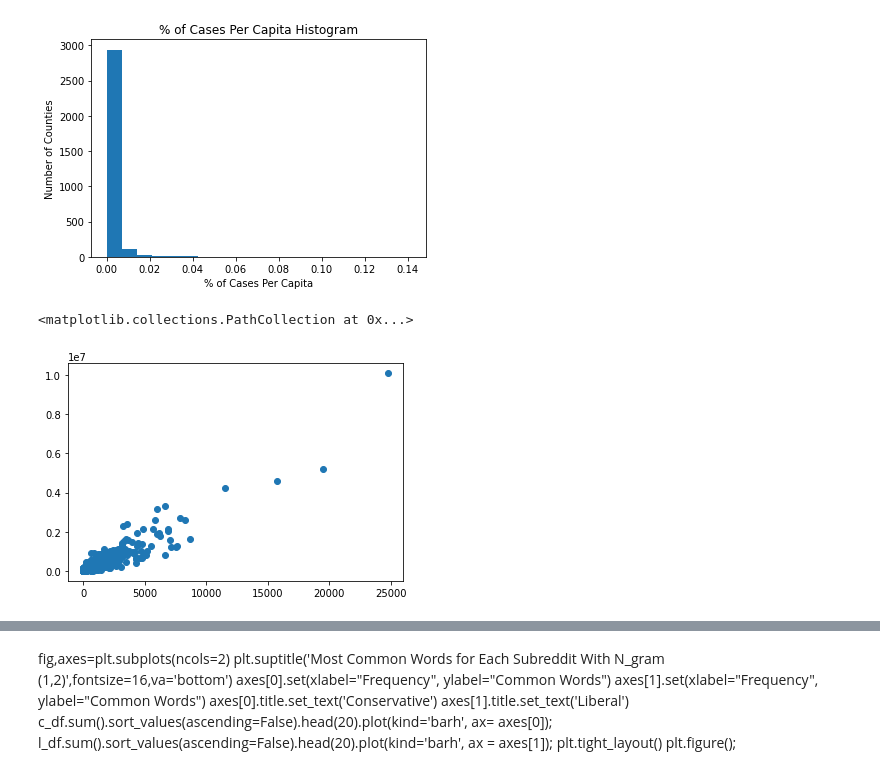
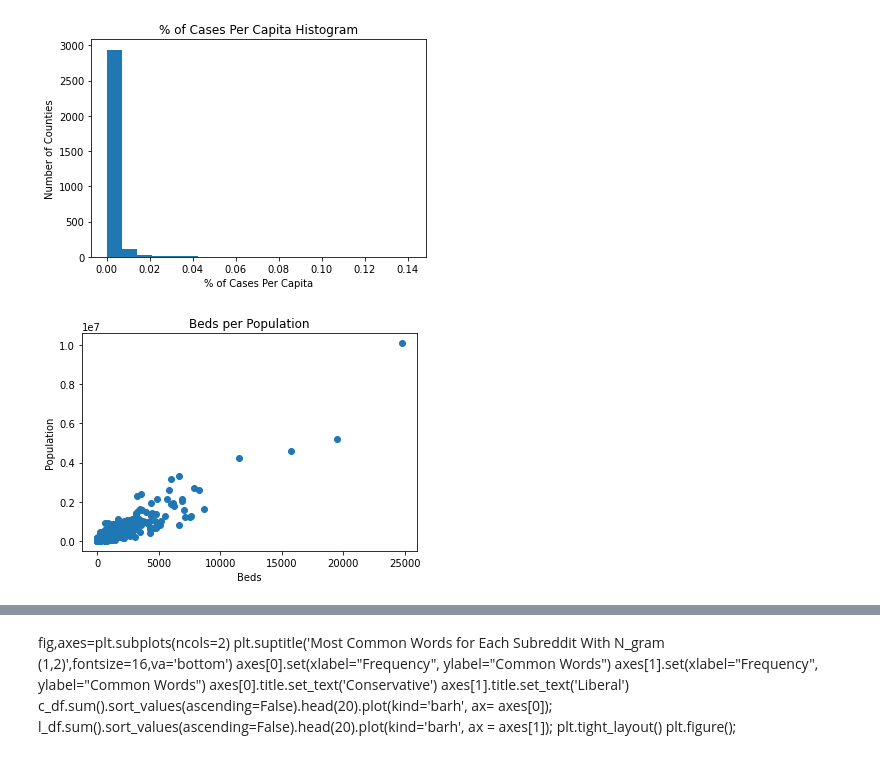
Before and after one commit to Agelf123/covid_predictions, a Jupyter notebook: code/brandon/Modeling.ipynb, the cells around one changed output, grey strips where cells are left out. Drawn from its saved outputs; the diff is of its cells as text; code cells hidden in the pictures.

Commit message:
eda graphs added

```diff
--- a/code/brandon/Modeling.ipynb
+++ b/code/brandon/Modeling.ipynb
@@ -155,6 +161,8 @@ plt.ylabel('Number of Counties');
 [figure]
 # %%
 plt.scatter(master['beds'], master['population'])
+plt.title('Beds per Population')
+plt.xlabel('Beds')
+plt.ylabel('Population');
 # %% [output]
-<matplotlib.collections.PathCollection at 0x...>
-[figure, old version]
+[figure, new version]
```
Also changed, not shown: parts of 4 cells of this notebook.
